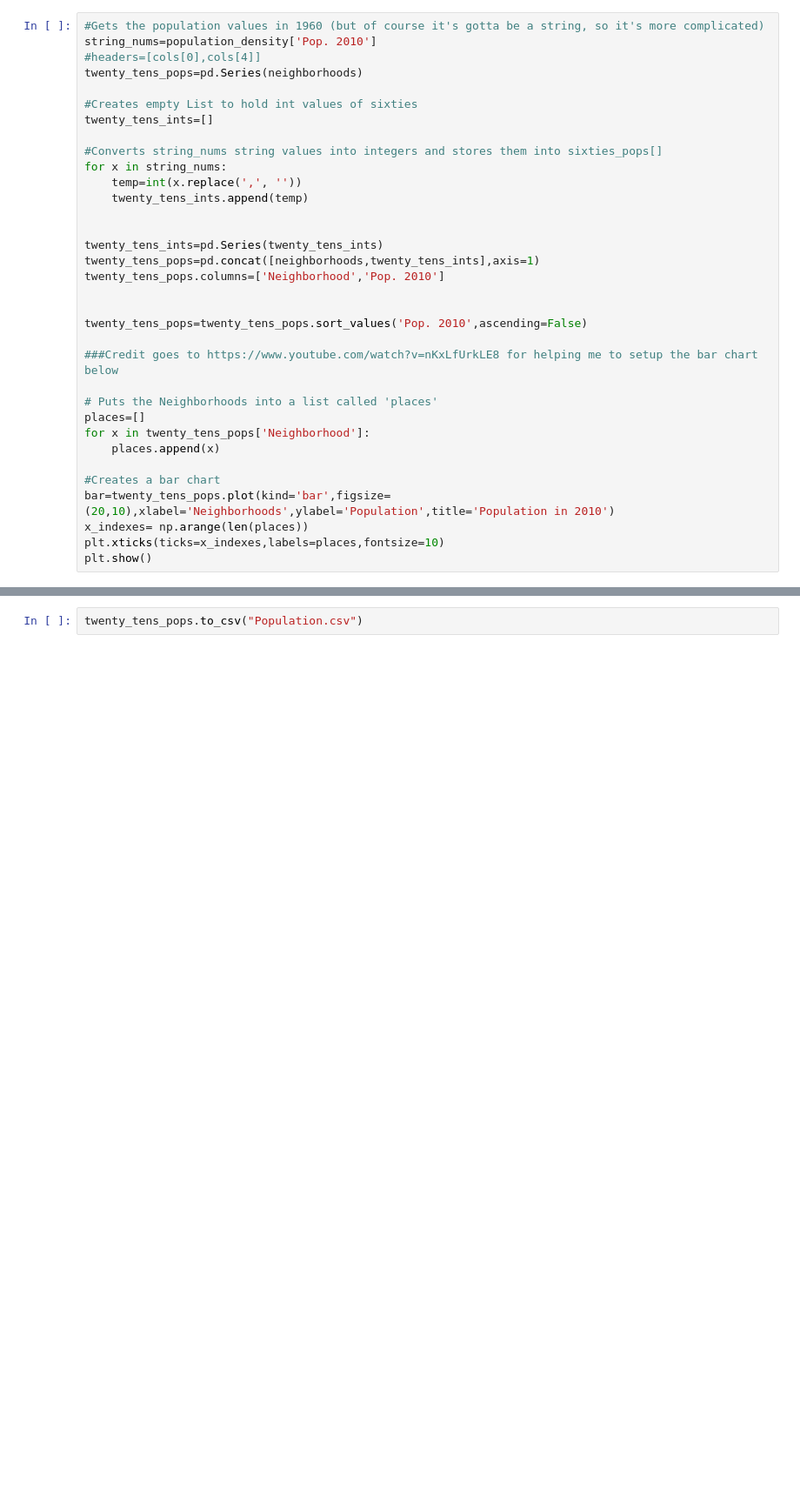
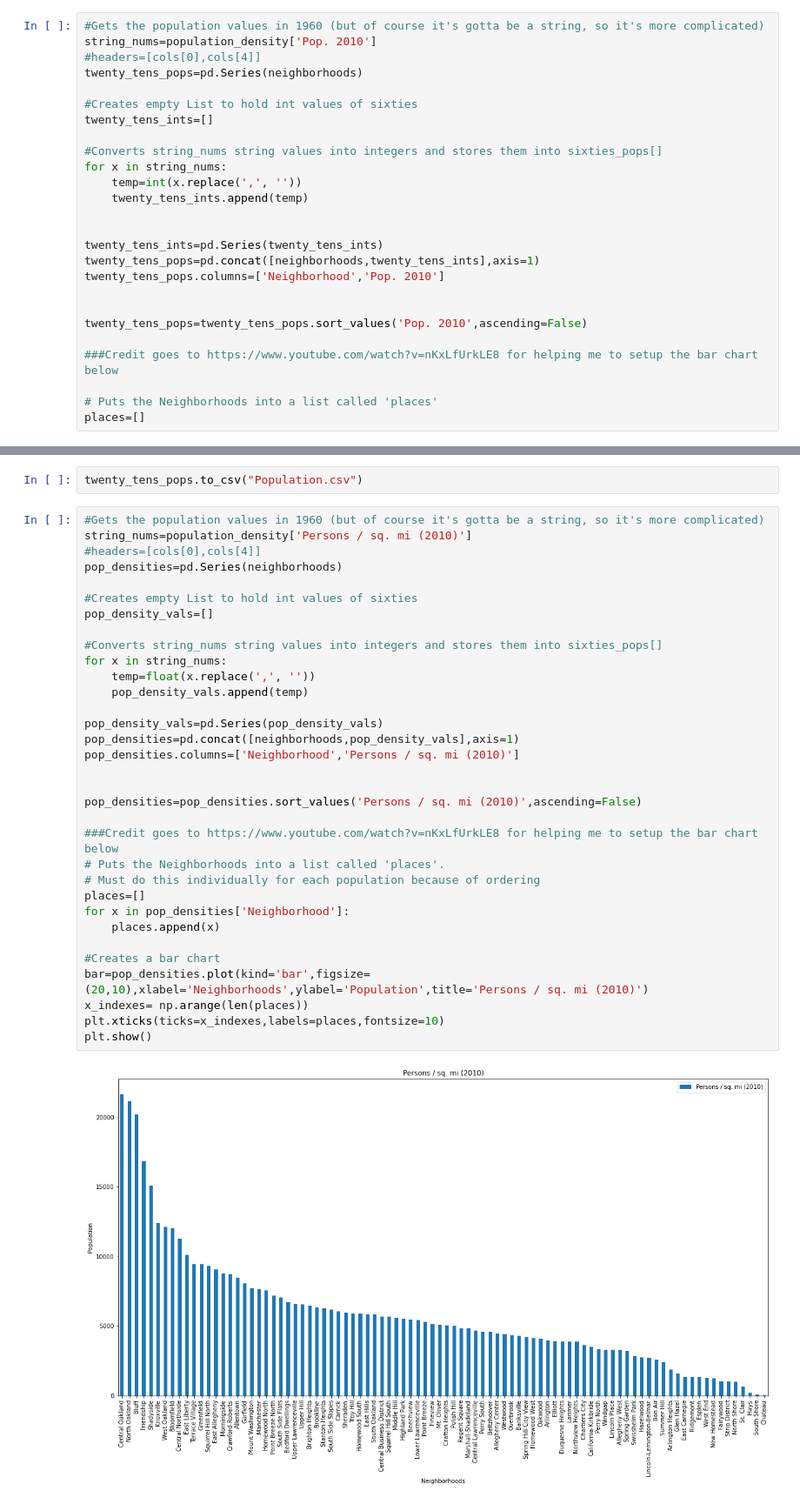
Before and after one commit to DomCampese/Big-Ideas-Final-Project, a Jupyter notebook: Praj/Praj-Notebook.ipynb, the cells around one changed output, grey strips where cells are left out. Shown at 87% size. Cells and saved outputs as stored; diff of their text form; blank space fills up the shorter version.

```diff
--- a/Praj/Praj-Notebook.ipynb
+++ b/Praj/Praj-Notebook.ipynb
@@ -272,14 +272,6 @@ twenty_tens_pops=twenty_tens_pops.sort_values('Pop. 2010',ascending=False)
 
 # Puts the Neighborhoods into a list called 'places'
 places=[]
-for x in twenty_tens_pops['Neighborhood']:
-    places.append(x)
-
-#Creates a bar chart
-bar=twenty_tens_pops.plot(kind='bar',figsize=(20,10),xlabel='Neighborhoods',ylabel='Population',title='Population in 2010')
-x_indexes= np.arange(len(places))
-plt.xticks(ticks=x_indexes,labels=places,fontsize=10)
-plt.show()
 # %% [output]
 [figure]
 # %% [markdown]
@@ -289,3 +281,38 @@ plt.show()
 Limit the scope of the dataframe to just population density and population in 2010 by neighborhood (for use in the final notebook)
 # %%
 twenty_tens_pops.to_csv("Population.csv")
+# %%
+#Gets the population values in 1960 (but of course it's gotta be a string, so it's more complicated)
+string_nums=population_density['Persons / sq. mi (2010)']
+#headers=[cols[0],cols[4]]
+pop_densities=pd.Series(neighborhoods)
+
+#Creates empty List to hold int values of sixties
+pop_density_vals=[]
+
+#Converts string_nums string values into integers and stores them into sixties_pops[]
+for x in string_nums:
+    temp=float(x.replace(',', ''))
+    pop_density_vals.append(temp)
+
+pop_density_vals=pd.Series(pop_density_vals)
+pop_densities=pd.concat([neighborhoods,pop_density_vals],axis=1)
+pop_densities.columns=['Neighborhood','Persons / sq. mi (2010)']
+
+
+pop_densities=pop_densities.sort_values('Persons / sq. mi (2010)',ascending=False)
+
+###Credit goes to https://www.youtube.com/watch?v=nKxLfUrkLE8 for helping me to setup the bar chart below
+# Puts the Neighborhoods into a list called 'places'.
+# Must do this individually for each population because of ordering
+places=[]
+for x in pop_densities['Neighborhood']:
+    places.append(x)
+
+#Creates a bar chart
+bar=pop_densities.plot(kind='bar',figsize=(20,10),xlabel='Neighborhoods',ylabel='Population',title='Persons / sq. mi (2010)')
+x_indexes= np.arange(len(places))
+plt.xticks(ticks=x_indexes,labels=places,fontsize=10)
+plt.show()
+# %% [output]
+[figure, added]
```
